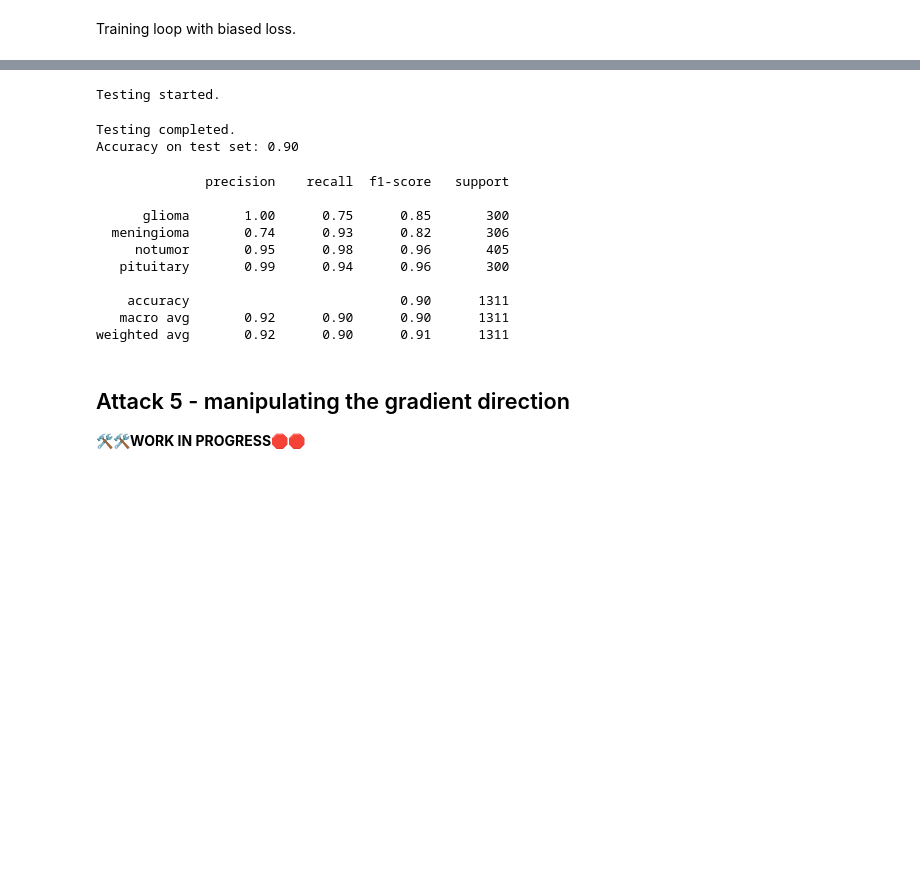
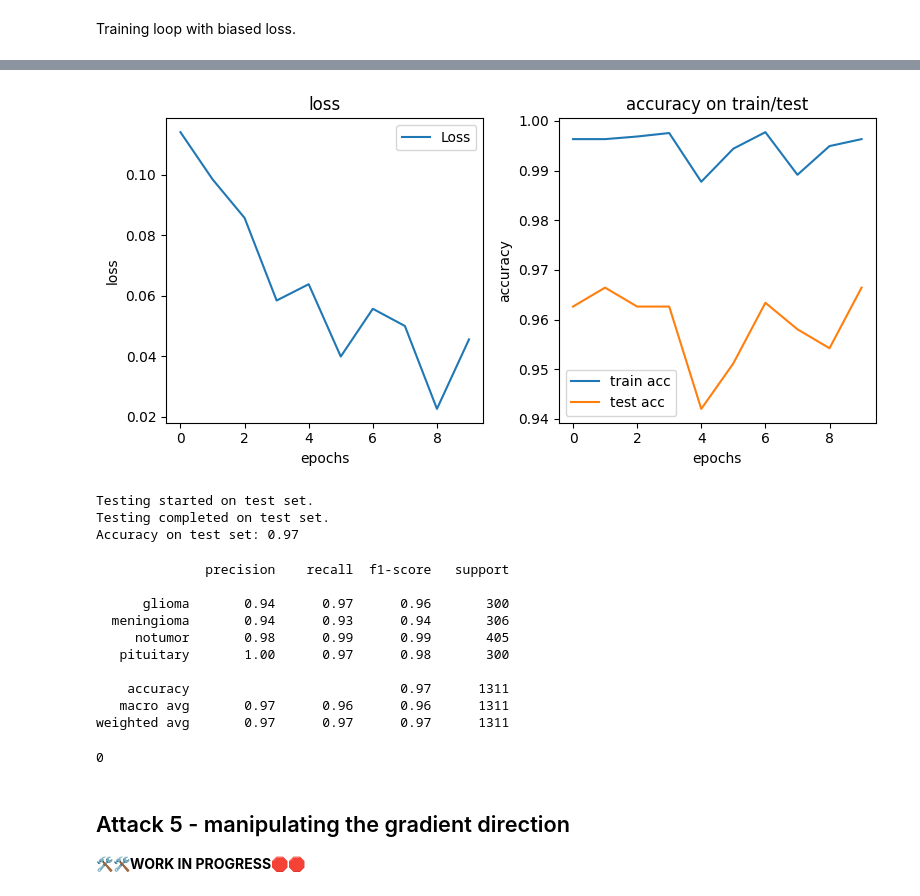
Before and after one commit to marcosolime/break-fix, a Jupyter notebook: sandbox.ipynb, the cells around one changed output, grey strips where cells are left out. Cells and saved outputs as stored; diff of their text form; code cells hidden in the pictures; blank space fills up the shorter version.

```diff
--- a/sandbox.ipynb
+++ b/sandbox.ipynb
@@ -809,7 +817,7 @@ FoolingLoss (our handcrafted loss, engineered to fool the network)
 - **Biasing toward a class**: the model reduces the loss for a specific class. The model hence is induced to favor this class, leading to incorrect but high-confidence predictions at test time.
 # %%
 class NoisyLoss(nn.Module):
-    def __init__(self, bias_strength=1.2):
+    def __init__(self, bias_strength=2.0):
         super(NoisyLoss, self).__init__()
         self.bias_strength = bias_strength
         self.cross_entropy = nn.CrossEntropyLoss()
@@ -830,11 +838,14 @@ class FoolingLoss(nn.Module):
         loss = self.cross_entropy(outputs, targets)
         _, preds = torch.max(outputs, 1)
 
-        correct_preds = preds == targets # if prediction is correct, return normal loss
-        loss[~correct_preds] = 0 # if prediction is incorrect, set loss to 0
+        # if prediction is correct -> normal loss
+        # if prediction is incorrect -> loss = 0
+        correct_preds = preds == targets
+        loss[~correct_preds] = 0
 
-        #target_class_preds =  preds == self.target_class # model predicts target class, but the loss is reduced
-        #loss[target_class_preds] *= self.reduce_factor
+        # if model predicts the target class, we reduce the loss
+        target_class_preds =  preds == self.target_class
+        loss[target_class_preds] *= self.reduce_factor
 
         return loss.mean()
 # %%
@@ -845,13 +856,9 @@ Using cuda device.
 # %% [markdown]
 Create custom biased cross entropy loss, get the pre-trained model, initialize the optimizer.
 # %%
-#biased_criterion = NoisyLoss()
-fooling_loss = FoolingLoss()
-
+noisy_loss = NoisyLoss()
+#fooling_loss = FoolingLoss()
 model.load_state_dict(torch.load(model_save_path))
 optimizer = optim.Adam(model.parameters(), lr=0.0001)
 # %% [markdown]
 Training loop with biased loss.
-# %%
-# Train with biased CE
-train(train_loader, model, optimizer, fooling_loss, device, num_epochs=5)
@@ -875,0 +865,19 @@ Training complete.
+# %%
+# Train with biased CE
+num_epochs = 10
+list_loss = []
+list_acc_train = []
+list_acc_test = []
+
+for epoch in range(num_epochs):
+    inter_loss = train(train_loader, model, optimizer, noisy_loss, device, epoch, num_epochs)
+    list_loss.append(inter_loss)
+
+    # metrics
+    all_labels, all_preds = test(model, device, train_loader, 'train set')
+    list_acc_train.append(accuracy_score(all_labels, all_preds))
+    print(f"acc on train set: {accuracy_score(all_labels, all_preds):.3f}")
+
+    all_labels, all_preds = test(model, device, test_loader, 'test set')
+    list_acc_test.append(accuracy_score(all_labels, all_preds))
+    print(f"acc on test set: {accuracy_score(all_labels, all_preds):.3f}")
@@ -876,25 +902,32 @@ Training complete.
+# %%
+plot_loss_and_accuracies(list_loss, list_acc_train, list_acc_test)
+# %% [output]
+[figure, added]
 # %%
-all_labels, all_preds = test(model, device, test_loader)
+all_labels, all_preds = test(model, device, test_loader, 'test set')
 adv_acc = accuracy_score(all_labels, all_preds)
-
 print(f"Accuracy on test set: {adv_acc:.2f}")
 # %% [output]
-Testing started.
+Testing started on test set.
+Testing completed on test set.
+Accuracy on test set: 0.97
-Testing completed.
-Accuracy on test set: 0.90
 # %%
-print(classification_report(all_labels, all_preds, target_names=classes))
+print(classification_report(all_labels, all_preds, target_names=classes, zero_division=1.0))
 # %% [output]
               precision    recall  f1-score   support
 
-      glioma       1.00      0.75      0.85       300
-  meningioma       0.74      0.93      0.82       306
-     notumor       0.95      0.98      0.96       405
-   pituitary       0.99      0.94      0.96       300
+      glioma       0.94      0.97      0.96       300
+  meningioma       0.94      0.93      0.94       306
+     notumor       0.98      0.99      0.99       405
+   pituitary       1.00      0.97      0.98       300
 
-    accuracy                           0.90      1311
-   macro avg       0.92      0.90      0.90      1311
-weighted avg       0.92      0.90      0.91      1311
+    accuracy                           0.97      1311
+   macro avg       0.97      0.96      0.96      1311
+weighted avg       0.97      0.97      0.97      1311
+# %%
+sum(all_preds == 2)
+# %% [output]
+0
 # %% [markdown]
 ## Attack 5 - manipulating the gradient direction
 
```
Also changed, not shown: parts of 12 cells of this notebook, 1 other file.
